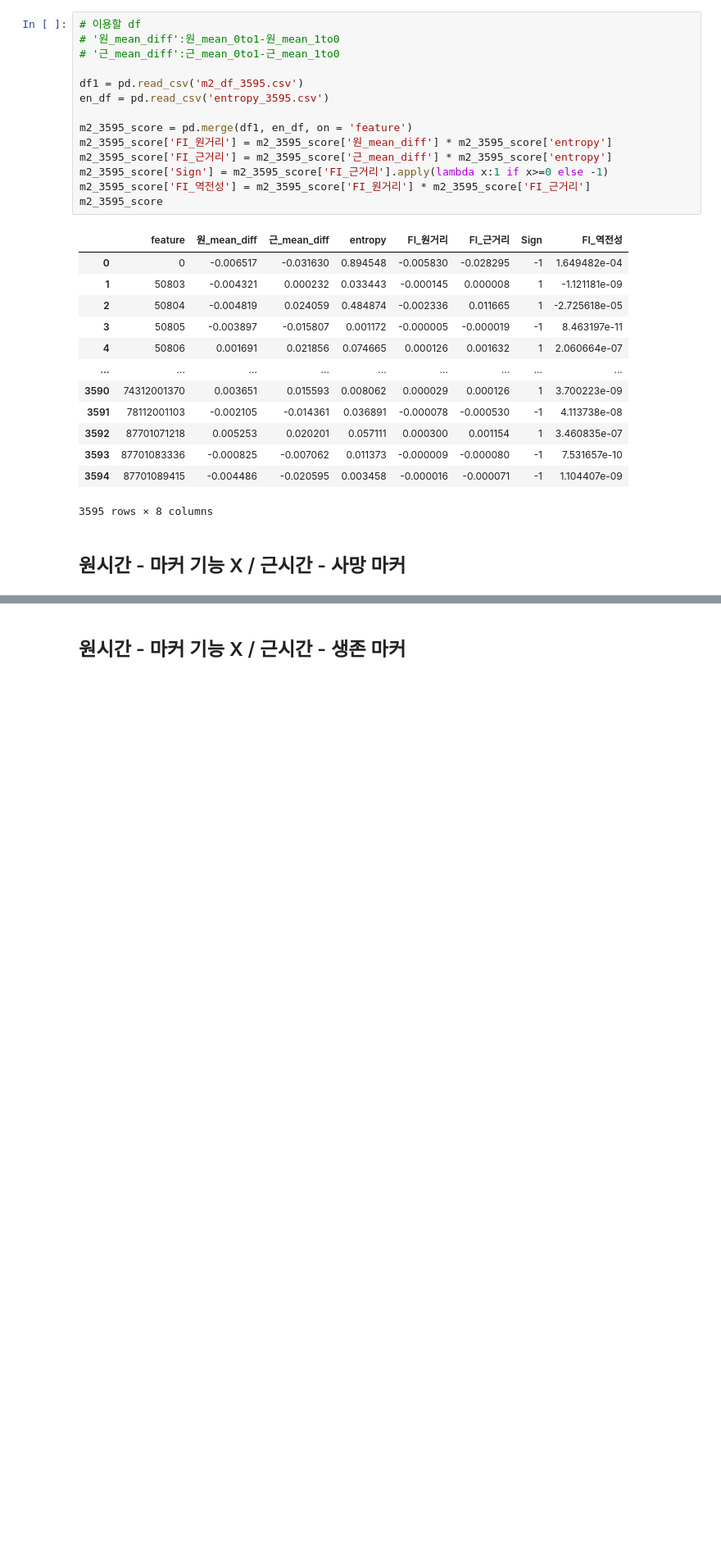
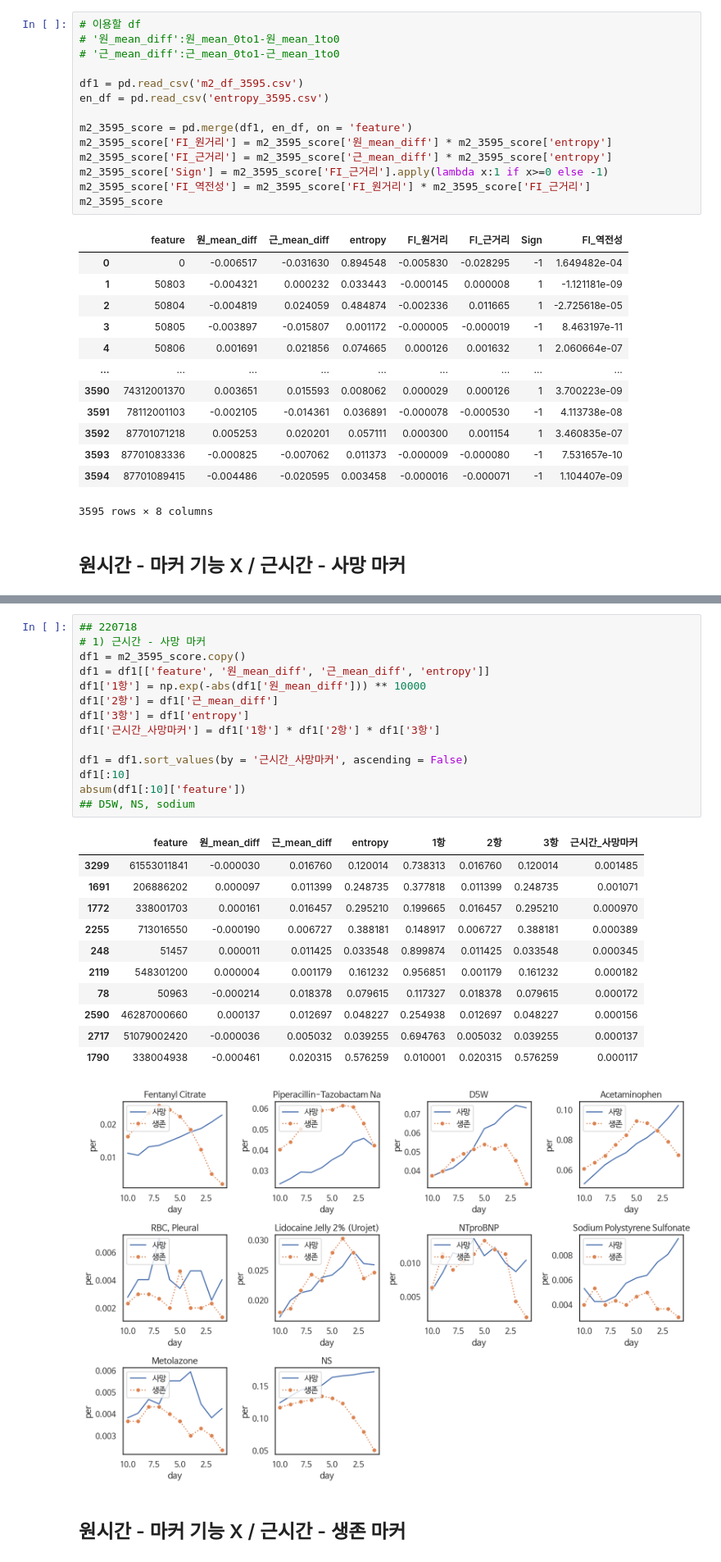
Before and after one commit to limeorange/MIMIC_Research, a Jupyter notebook: 해외_Journal of Biomedical Informatics/04 Method2 - 특수패턴 그래프.ipynb, the cells around one changed output, grey strips where cells are left out. Shown at 82% size. Saved outputs shown, nothing was run; the diff lists cells and outputs as text; blank space fills up the shorter version.

```diff
--- a/해외_Journal of Biomedical Informatics/04 Method2 - 역전성 사망, 생존 마커 TOP10 & 그래프.ipynb
+++ b/해외_Journal of Biomedical Informatics/04 Method2 - 특수패턴 그래프.ipynb
@@ -357,2 +330,29 @@ absum(df1[:10]['feature'])
+# %%
+## 220718
+# 1) 근시간 - 사망 마커
+df1 = m2_3595_score.copy()
+df1 = df1[['feature', '원_mean_diff', '근_mean_diff', 'entropy']]
+df1['1항'] = np.exp(-abs(df1['원_mean_diff'])) ** 10000
+df1['2항'] = df1['근_mean_diff']
+df1['3항'] = df1['entropy']
+df1['근시간_사망마커'] = df1['1항'] * df1['2항'] * df1['3항']
+
+df1 = df1.sort_values(by = '근시간_사망마커', ascending = False)
+df1[:10]
+absum(df1[:10]['feature'])
+## D5W, NS, sodium
+# %% [output]
+|  | feature | 원_mean_diff | 근_mean_diff | entropy | 1항 | 2항 | 3항 | 근시간_사망마커 |
+| 3299 | 61553011841 | -0.000030 | 0.016760 | 0.120014 | 0.738313 | 0.016760 | 0.120014 | 0.001485 |
+| 1691 | 206886202 | 0.000097 | 0.011399 | 0.248735 | 0.377818 | 0.011399 | 0.248735 | 0.001071 |
+| 1772 | 338001703 | 0.000161 | 0.016457 | 0.295210 | 0.199665 | 0.016457 | 0.295210 | 0.000970 |
+| 2255 | 713016550 | -0.000190 | 0.006727 | 0.388181 | 0.148917 | 0.006727 | 0.388181 | 0.000389 |
+| 248 | 51457 | 0.000011 | 0.011425 | 0.033548 | 0.899874 | 0.011425 | 0.033548 | 0.000345 |
+| 2119 | 548301200 | 0.000004 | 0.001179 | 0.161232 | 0.956851 | 0.001179 | 0.161232 | 0.000182 |
+| 78 | 50963 | -0.000214 | 0.018378 | 0.079615 | 0.117327 | 0.018378 | 0.079615 | 0.000172 |
+| 2590 | 46287000660 | 0.000137 | 0.012697 | 0.048227 | 0.254938 | 0.012697 | 0.048227 | 0.000156 |
+| 2717 | 51079002420 | -0.000036 | 0.005032 | 0.039255 | 0.694763 | 0.005032 | 0.039255 | 0.000137 |
+| 1790 | 338004938 | -0.000461 | 0.020315 | 0.576259 | 0.010001 | 0.020315 | 0.576259 | 0.000117 |
+[figure, added]
 # %% [markdown]
 ## 원시간 - 마커 기능 X / 근시간 - 생존 마커
```
Also changed, not shown: parts of 13 cells of this notebook, 4 other files.
